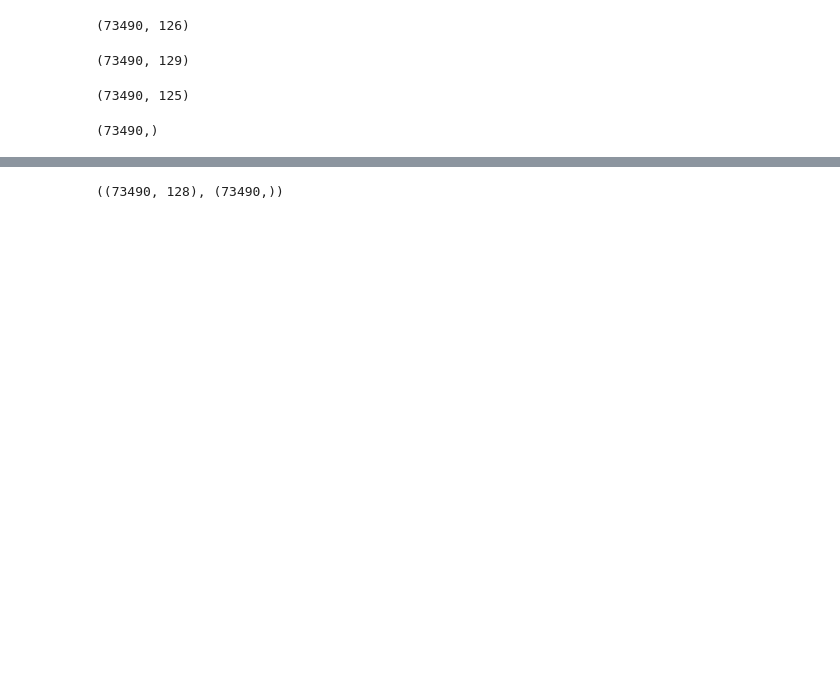
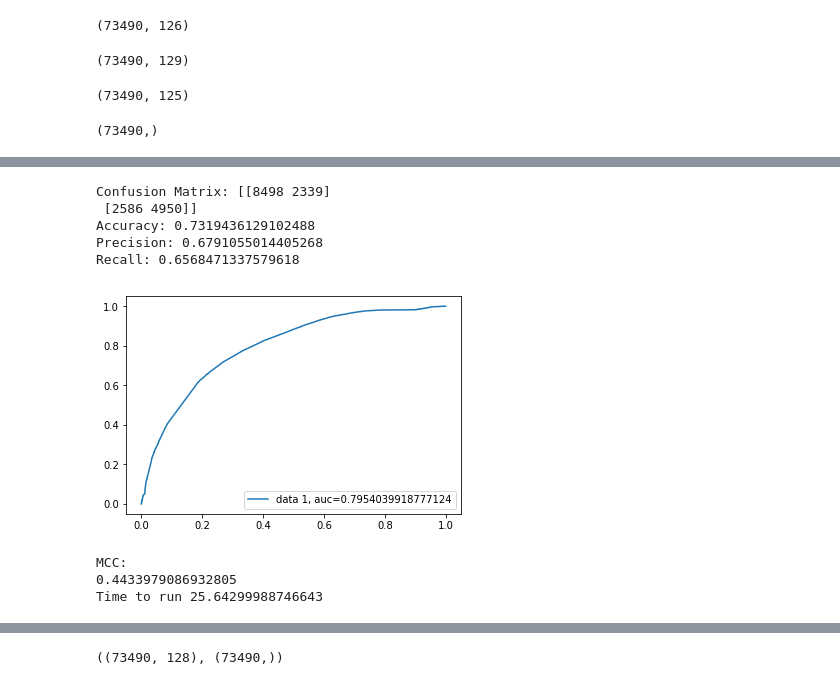
Before and after one commit to bronthomp/Capstone, a Jupyter notebook: Capstone_models.ipynb, the cells around one changed output, grey strips where cells are left out. Drawn from its saved outputs; the diff is of its cells as text; code cells hidden in the pictures; blank space fills up the shorter version.

```diff
--- a/Capstone_models.ipynb
+++ b/Capstone_models.ipynb
@@ -173,2 +140,15 @@ MCC:
+# %%
+booster = AdaBoostClassifier(base_estimator = clf_tree, random_state=0, n_estimators = 50)
+modelrun(model = booster, xtrain=X_train, ytrain=y_train, xtest = X_test, ytest=y_test)
+# %% [output]
+Confusion Matrix: [[8498 2339]
+ [2586 4950]]
+Accuracy: 0.7319436129102488
+Precision: 0.6791055014405268
+Recall: 0.6568471337579618
+[figure, added]
+MCC:
+0.4433979086932805
+Time to run 25.64299988746643
 # %%
 #now run random forest
```
Also changed, not shown: parts of 20 cells of this notebook.
